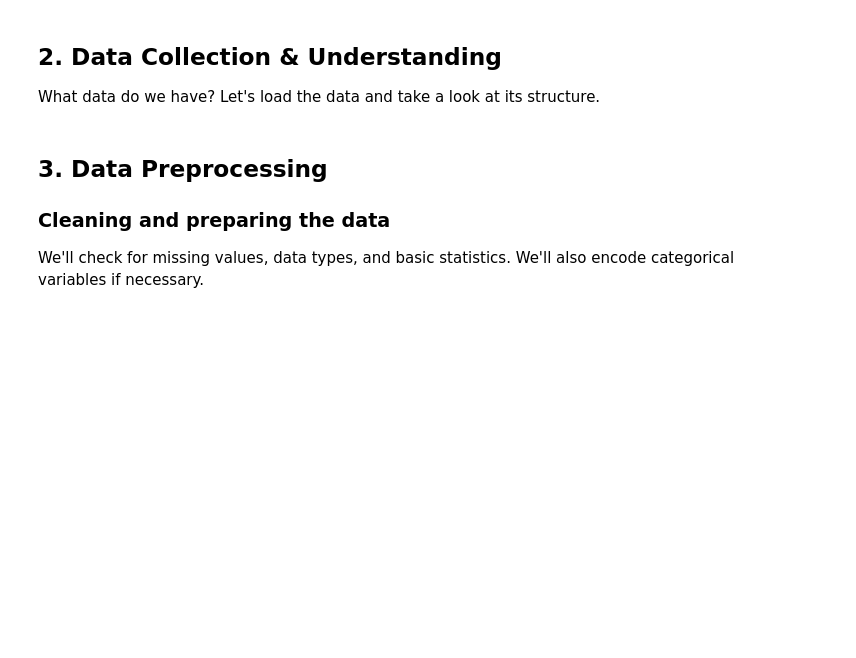
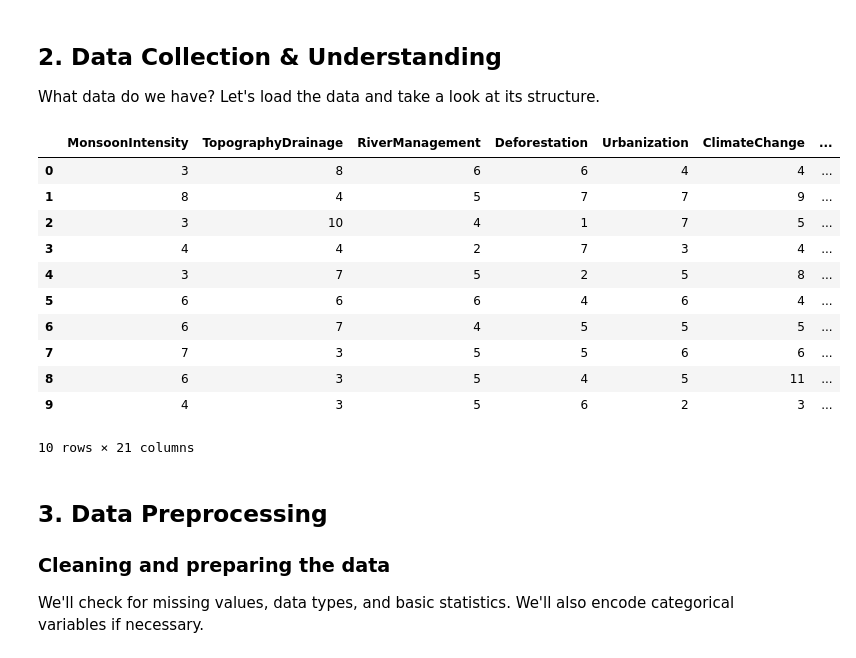
Before and after one commit to Tj-Dave/SmartByte-ML, a Jupyter notebook: flood_predictor_updated.ipynb, the cells around one changed output. Saved outputs shown, nothing was run; the diff lists cells and outputs as text; code cells hidden in the pictures; blank space fills up the shorter version.

```diff
--- a/flood_predictor_updated.ipynb
+++ b/flood_predictor_updated.ipynb
@@ -20,10 +39,23 @@ What data do we have?
 Let's load the data and take a look at its structure.
 # %%
 # Load the data
-df = pd.read_csv('data/flood.csv')
+df = pd.read_csv('flood.csv')
 
 # Display the first few rows
-#df.head(20)
+df.head(10)
+# %% [output]
+|  | MonsoonIntensity | TopographyDrainage | RiverManagement | Deforestation | Urbanization | ClimateChange | ... |
+| 0 | 3 | 8 | 6 | 6 | 4 | 4 | ... |
+| 1 | 8 | 4 | 5 | 7 | 7 | 9 | ... |
+| 2 | 3 | 10 | 4 | 1 | 7 | 5 | ... |
+| 3 | 4 | 4 | 2 | 7 | 3 | 4 | ... |
+| 4 | 3 | 7 | 5 | 2 | 5 | 8 | ... |
+| 5 | 6 | 6 | 6 | 4 | 6 | 4 | ... |
+| 6 | 6 | 7 | 4 | 5 | 5 | 5 | ... |
+| 7 | 7 | 3 | 5 | 5 | 6 | 6 | ... |
+| 8 | 6 | 3 | 5 | 4 | 5 | 11 | ... |
+| 9 | 4 | 3 | 5 | 6 | 2 | 3 | ... |
+10 rows × 21 columns
 # %% [markdown]
 ## 3. Data Preprocessing
 ### Cleaning and preparing the data
```
Also changed, not shown: parts of 11 cells of this notebook, 1 other file.
